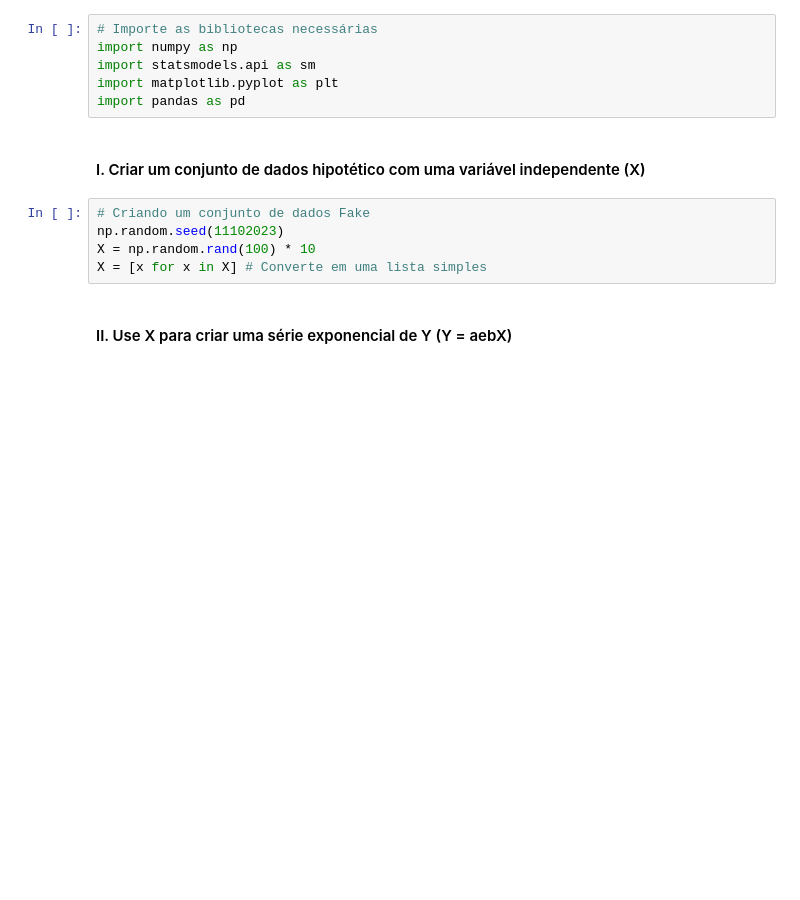
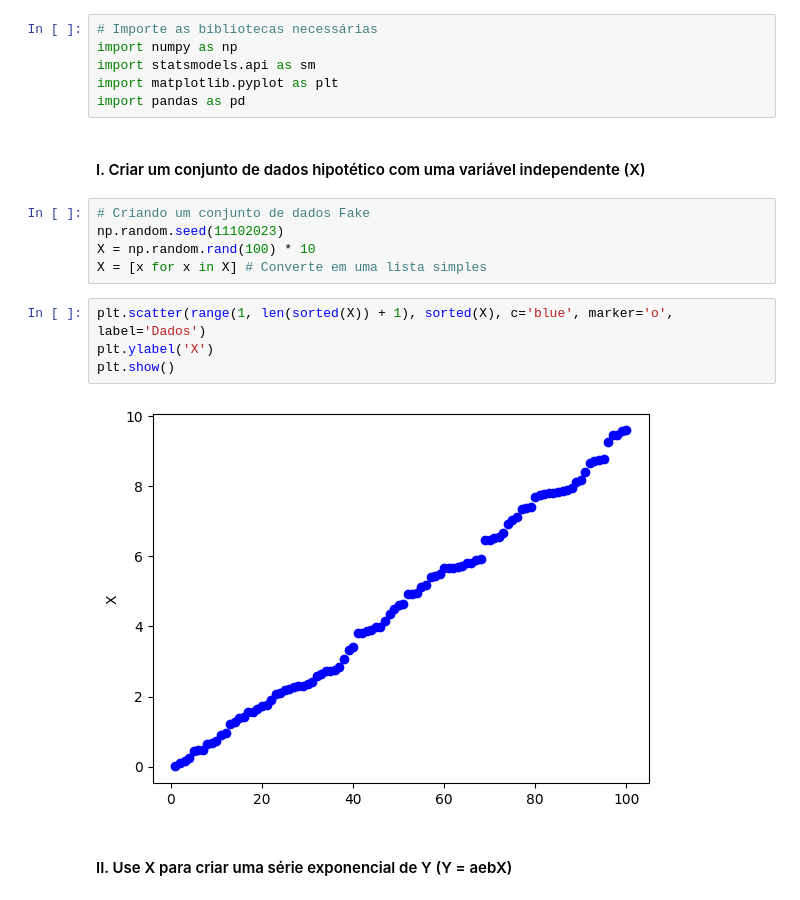
Before and after one commit to glaucofilho/CEDS-805, a Jupyter notebook: Exercicios/heterocedasticidade_e_linearizacao.ipynb, the cells around one changed output. Cells and saved outputs as stored; diff of their text form; blank space fills up the shorter version.

```diff
--- a/Exercicios/heterocedasticidade_e_linearizacao.ipynb
+++ b/Exercicios/heterocedasticidade_e_linearizacao.ipynb
@@ -21,6 +21,12 @@ import pandas as pd
 np.random.seed(11102023)
 X = np.random.rand(100) * 10
 X = [x for x in X] # Converte em uma lista simples
+# %%
+plt.scatter(range(1, len(sorted(X)) + 1), sorted(X), c='blue', marker='o', label='Dados')
+plt.ylabel('X')
+plt.show()
+# %% [output]
+[figure, added]
 # %% [markdown]
 #### II. Use X para criar uma série exponencial de Y (Y = aebX)
 # %%
```
Also changed, not shown: parts of 11 cells of this notebook, 7 other files.
